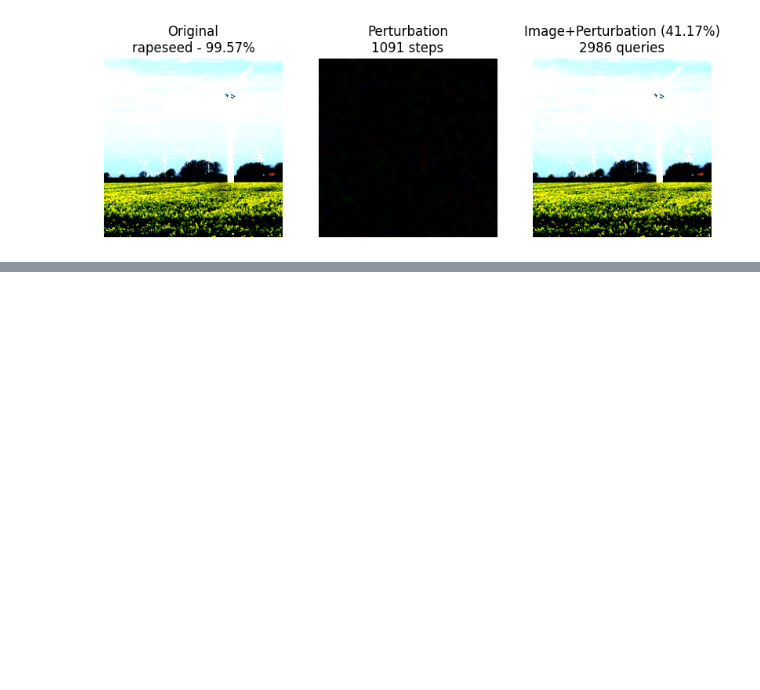
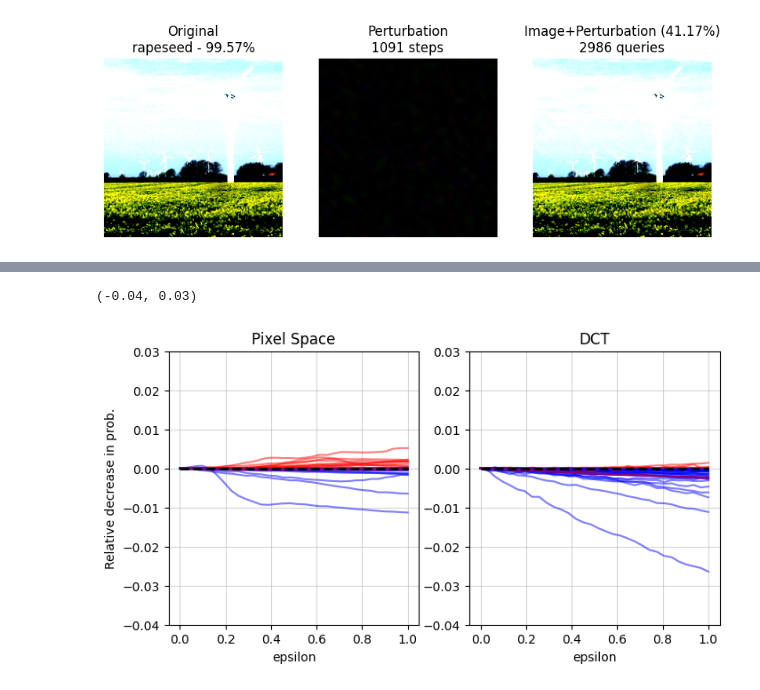
Before and after one commit to EricKolibacz/replicating-simple-blackbox-attack, a Jupyter notebook: simple_blackbox_attack.ipynb, the cells around one changed output, grey strips where cells are left out. Cells and saved outputs as stored; diff of their text form; code cells hidden in the pictures; blank space fills up the shorter version.

Commit message:
Add figure 1 from the paper

```diff
--- a/simple_blackbox_attack.ipynb
+++ b/simple_blackbox_attack.ipynb
@@ -170,0 +179,12 @@ Clipping input data to the valid range for imshow with RGB data ([0..1] for floa
+# %%
+indices = []
+while len(indices) < 1000:
+    sample_idx = torch.randint(len(dataset), size=(1,)).item()
+    img, label = dataset[sample_idx]
+    img = img.to(DEVICE)
+    with torch.no_grad():
+        logits = model(img.unsqueeze(0))
+    probabilities = torch.nn.functional.softmax(logits[0], dim=0)
+    probs, predictions = torch.topk(probabilities, 3)
+    if int(label) == predictions[0]:
+        indices.append(sample_idx)
@@ -170,0 +224,28 @@ Clipping input data to the valid range for imshow with RGB data ([0..1] for floa
+# %%
+figure = plt.figure(figsize=(8, 4))
+ax = figure.add_subplot(1, 2, 1)
+mean_result = np.mean(results_cartesian, axis=0)
+for i, result in enumerate(results_cartesian):
+    color = "r" if np.mean(result) > 0 else "b"
+    ax.plot(epsilons, result, color=color, alpha=0.5)
+ax.plot(epsilons, np.mean(results_cartesian, axis=0), color="purple", linewidth=2)
+ax.plot(epsilons, np.zeros(len(epsilons)), color="black", linewidth=2, linestyle="--")
+ax.grid("on", alpha=0.5)
+plt.title("Pixel Space")
+plt.xlabel("epsilon")
+plt.ylabel("Relative decrease in prob.")
+plt.ylim([-0.04, 0.03])
+ax = figure.add_subplot(1, 2, 2)
+mean_result = np.mean(results_dct, axis=0)
+for i, result in enumerate(results_dct):
+    color = "r" if np.mean(result) > 0 else "b"
+    ax.plot(epsilons, result, color=color, alpha=0.5)
+ax.plot(epsilons, np.mean(results_dct, axis=0), color="purple", linewidth=2)
+ax.plot(epsilons, np.zeros(len(epsilons)), color="black", linewidth=2, linestyle="--")
+ax.grid("on", alpha=0.5)
+plt.title("DCT")
+plt.xlabel("epsilon")
+plt.ylim([-0.04, 0.03])
+# %% [output]
+(-0.04, 0.03)
+[figure, added]
```
Also changed, not shown: parts of 7 cells of this notebook, 1 other file.
